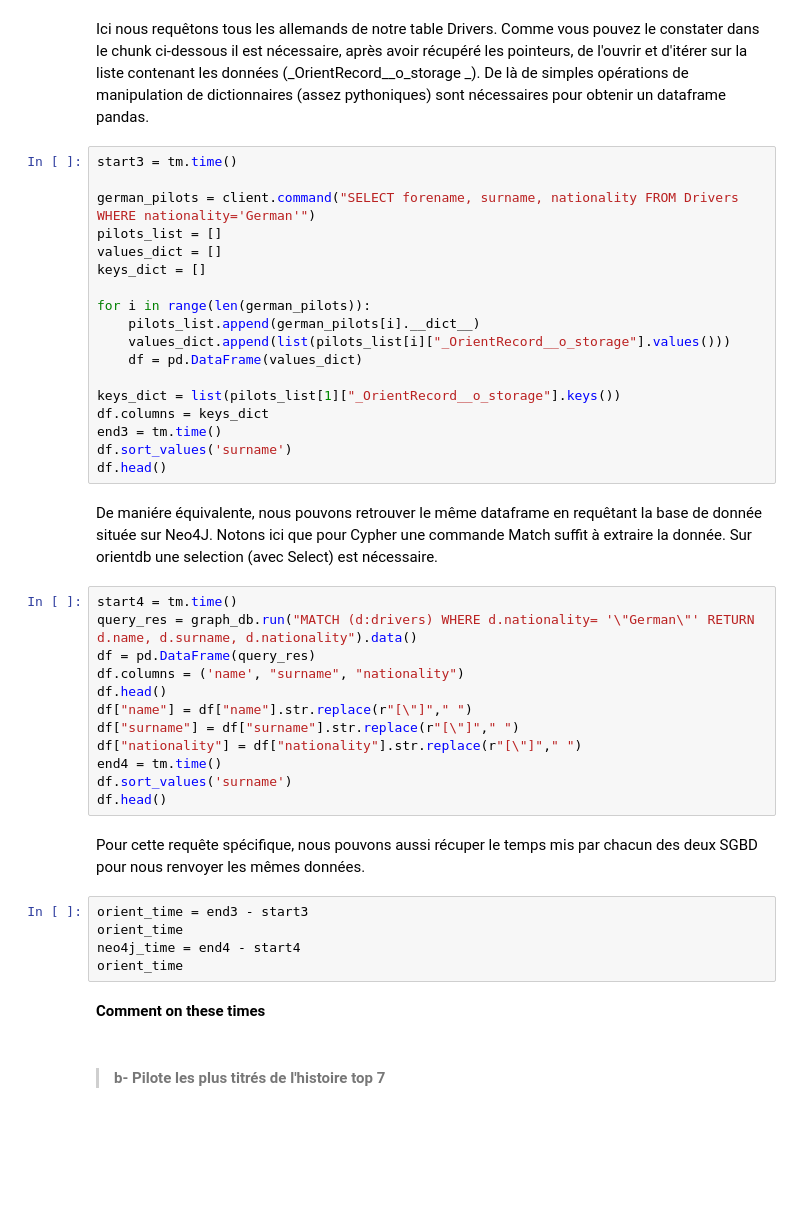
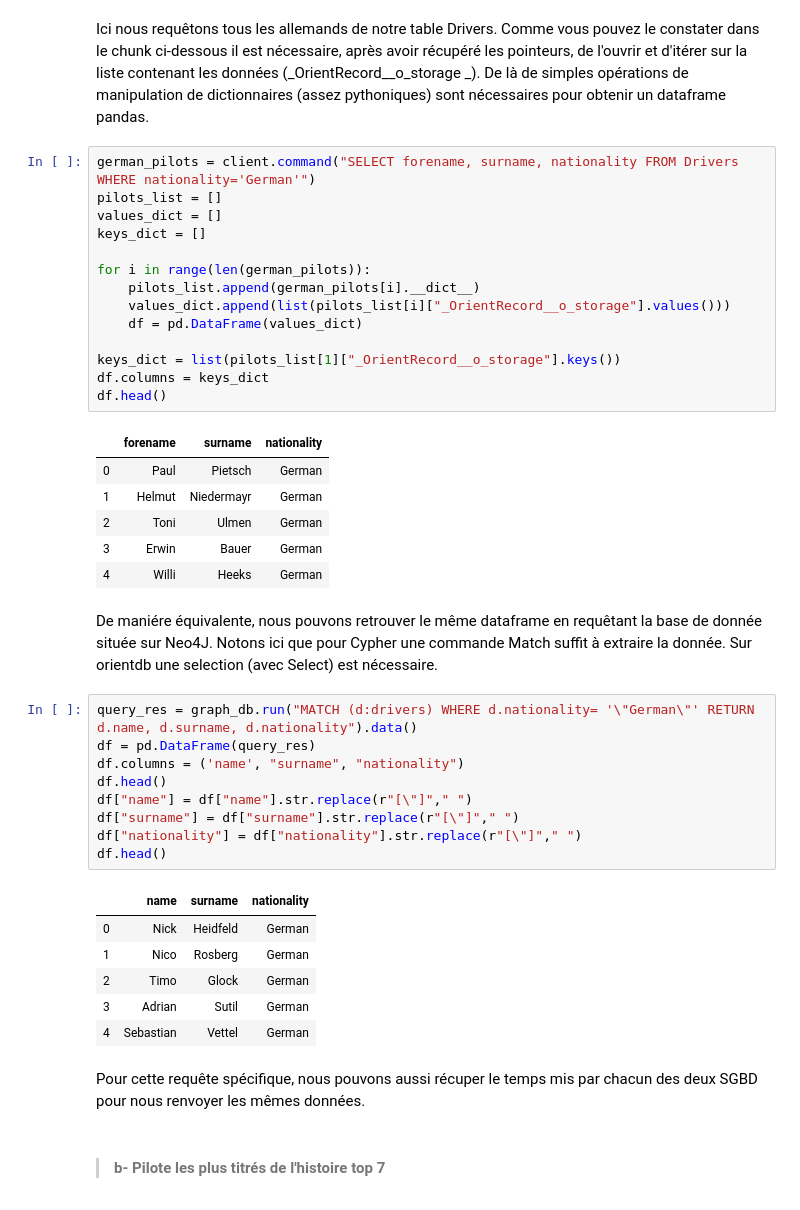
Before and after one commit to sow-ibrahima/OrientDB_VS_Neo4J, a Jupyter notebook: Main_notebook.ipynb, the cells around one changed output. Drawn from its saved outputs; the diff is of its cells as text; blank space fills up the shorter version.

```diff
--- a/Main_notebook.ipynb
+++ b/Main_notebook.ipynb
@@ -734,27 +824,29 @@ graph_db.run("MATCH (n1)-[r]->(n2) RETURN r, n1, n2 LIMIT 3")
 # %% [markdown]
 Ici nous requêtons tous les allemands de notre table Drivers. Comme vous pouvez le constater dans le chunk ci-dessous il est nécessaire, après avoir récupéré les pointeurs, de l'ouvrir et d'itérer sur la liste contenant les données (_OrientRecord__o_storage _). De là de simples opérations de manipulation de dictionnaires (assez pythoniques) sont nécessaires pour obtenir un dataframe pandas.
 # %%
-start3 = tm.time()
-
 german_pilots = client.command("SELECT forename, surname, nationality FROM Drivers WHERE nationality='German'")
 pilots_list = []
 values_dict = []
 keys_dict = []
 
 for i in range(len(german_pilots)):
     pilots_list.append(german_pilots[i].__dict__)
     values_dict.append(list(pilots_list[i]["_OrientRecord__o_storage"].values()))
     df = pd.DataFrame(values_dict)
 
 keys_dict = list(pilots_list[1]["_OrientRecord__o_storage"].keys())
 df.columns = keys_dict
-end3 = tm.time()
-df.sort_values('surname')
 df.head()
+# %% [output]
+|  | forename | surname | nationality |
+| 0 | Paul | Pietsch | German |
+| 1 | Helmut | Niedermayr | German |
+| 2 | Toni | Ulmen | German |
+| 3 | Erwin | Bauer | German |
+| 4 | Willi | Heeks | German |
 # %% [markdown]
 De maniére équivalente, nous pouvons retrouver le même dataframe en requêtant la base de donnée située sur Neo4J. Notons ici que pour Cypher une commande Match suffit à extraire la donnée. Sur orientdb une selection (avec Select) est nécessaire.
 # %%
-start4 = tm.time()
 query_res = graph_db.run("MATCH (d:drivers) WHERE d.nationality= '\"German\"' RETURN d.name, d.surname, d.nationality").data()
 df = pd.DataFrame(query_res)
 df.columns = ('name', "surname", "nationality")
@@ -762,18 +854,16 @@ df.head()
 df["name"] = df["name"].str.replace(r"[\"]"," ")
 df["surname"] = df["surname"].str.replace(r"[\"]"," ")
 df["nationality"] = df["nationality"].str.replace(r"[\"]"," ")
-end4 = tm.time()
-df.sort_values('surname')
 df.head()
+# %% [output]
+|  | name | surname | nationality |
+| 0 | Nick | Heidfeld | German |
+| 1 | Nico | Rosberg | German |
+| 2 | Timo | Glock | German |
+| 3 | Adrian | Sutil | German |
+| 4 | Sebastian | Vettel | German |
 # %% [markdown]
 Pour cette requête spécifique, nous pouvons aussi récuper le temps mis par chacun des deux SGBD pour nous renvoyer les mêmes données.
-# %%
-orient_time = end3 - start3
-orient_time
-neo4j_time = end4 - start4
-orient_time
-# %% [markdown]
-**Comment on these times**
 # %% [markdown]
   > #### b- Pilote les plus titrés de l'histoire top 7
 # %% [markdown]
```
Also changed, not shown: parts of 80 cells of this notebook.
